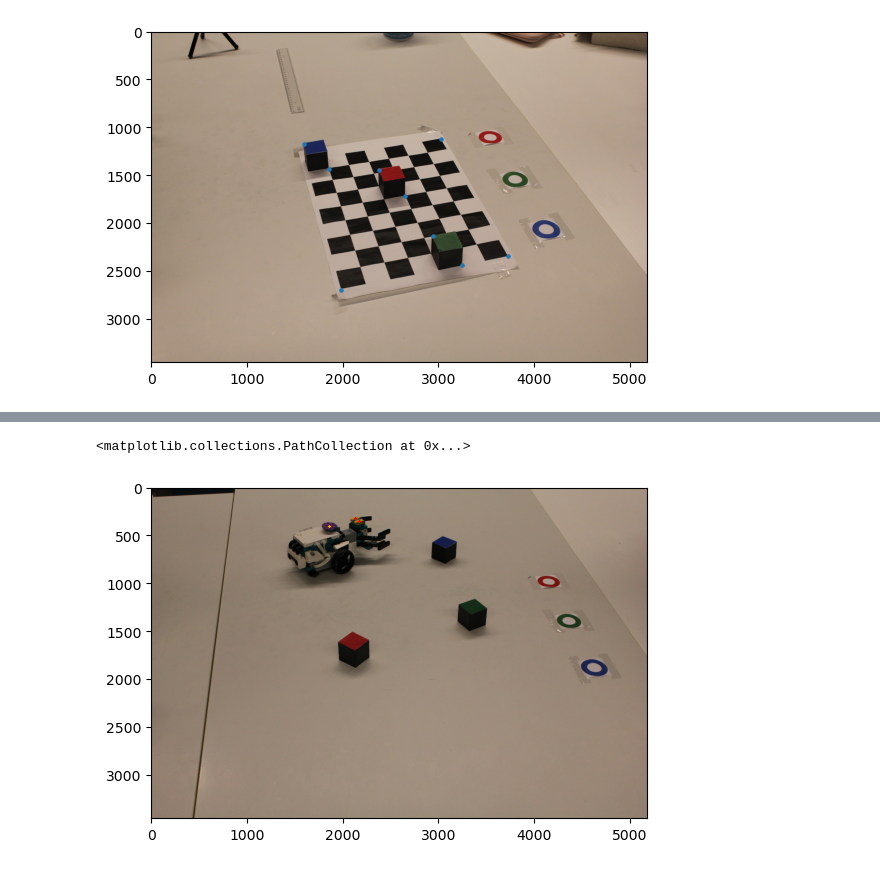
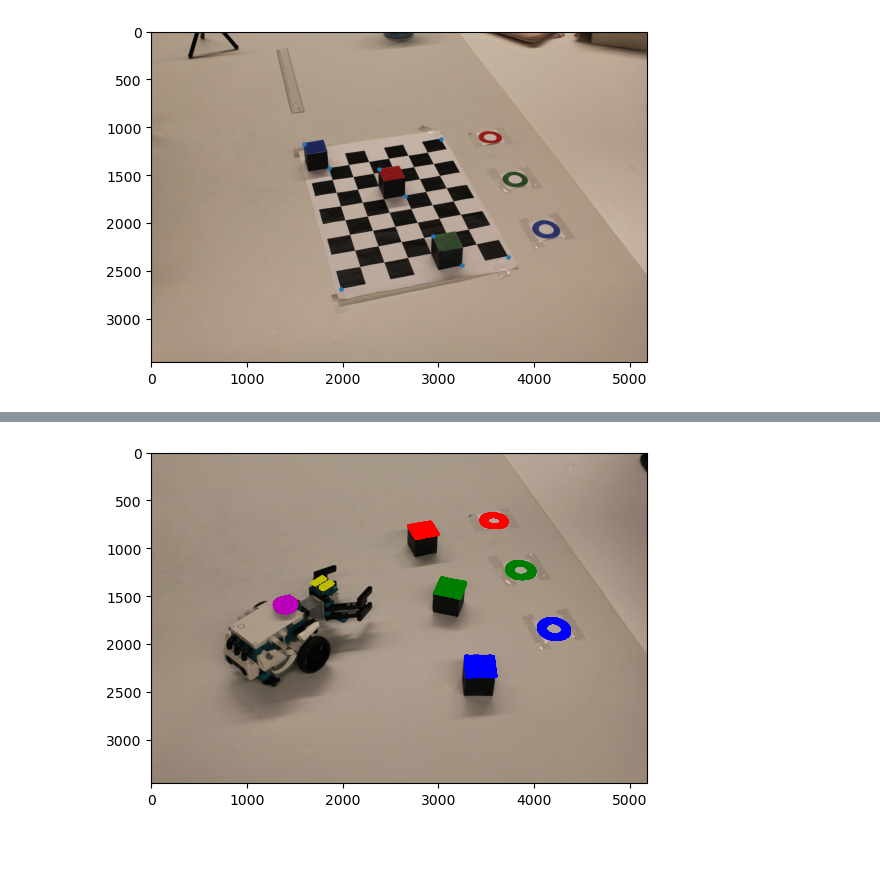
Before and after one commit to imveikka/3DCV_project, a Jupyter notebook: sandbox.ipynb, the cells around one changed output, grey strips where cells are left out. Saved outputs shown, nothing was run; the diff lists cells and outputs as text; code cells hidden in the pictures.

```diff
--- a/sandbox.ipynb
+++ b/sandbox.ipynb
@@ -53,15 +80,22 @@ plt.show()
 # %%
-test = Image.open('./data/set2/images/image0003.png')
-# test = Image.open('./data/showcase/bot.png')
+# test = Image.open('./data/set2/images/image0000.png')
+test = Image.open('./data/showcase/all.png')
 
-centroids = locate_bot(test) - 4
+centroids = locate_bot(test)
 
 disk, bar1, bar2 = centroids
 
 plt.imshow(test, cmap='gray')
-plt.scatter(*disk, c='orange', s=1, marker='x')
-plt.scatter(*bar1, c='red', s=1, marker='x')
-plt.scatter(*bar2, c='red', s=1, marker='x')
+# plt.scatter(*centroids.T, c='r', s=2, marker='.')
+plt.scatter(*disk.T, c='m', s=.1, marker='.')
+plt.scatter(*bar1.T, c='y', s=.1, marker='.')
+plt.scatter(*bar2.T, c='y', s=.1, marker='.')
+
+out = locate_rest(test)
+
+for col, c in zip(out, ('r', 'g', 'b')):
+    cube, goal = col
+    plt.scatter(*cube.T, c=c, s=0.1)
+    plt.scatter(*goal.T, c=c, s=0.1)
 # %% [output]
-<matplotlib.collections.PathCollection at 0x...>
-[figure, old version]
+[figure, new version]
```
Also changed, not shown: parts of 9 cells of this notebook, 1 other file.
